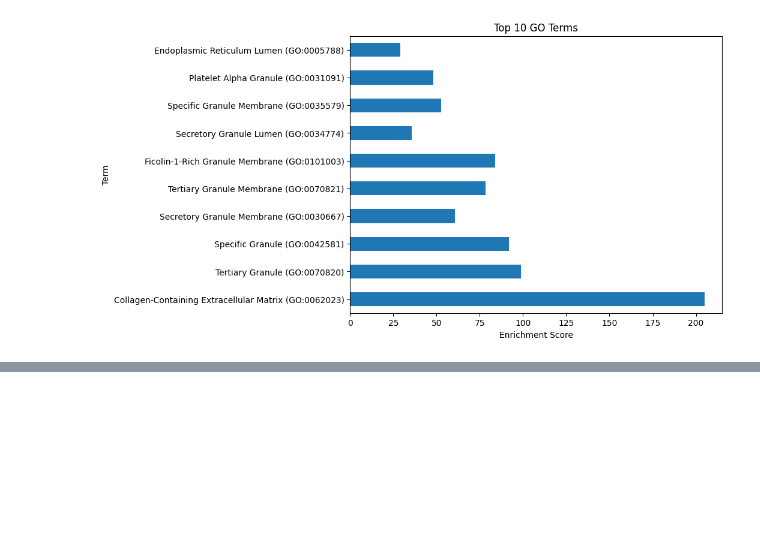
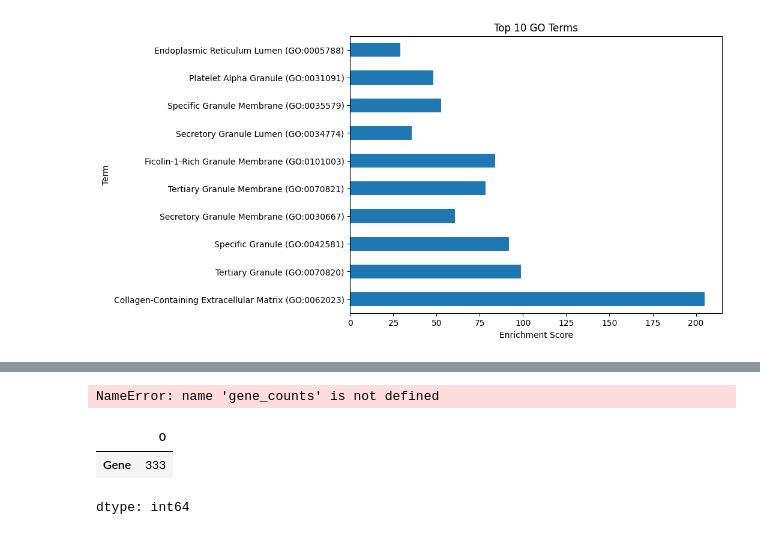
Before and after one commit to Krish-008/ML-modeling-and-Data-Analysis-for-T-ALL-dataset, a Jupyter notebook: Functional_Enrichment_and_pathway_Analysis.ipynb, the cells around one changed output, grey strips where cells are left out. Cells and saved outputs as stored; diff of their text form; code cells hidden in the pictures; blank space fills up the shorter version.

```diff
--- a/Functional_Enrichment_and_pathway_Analysis.ipynb
+++ b/Functional_Enrichment_and_pathway_Analysis.ipynb
@@ -93,0 +202,15 @@ collagen_sig_genes.to_csv('collagen_ecm_significant_genes.csv', index=False)
+# %%
+unique_list = pd.read_csv("all_granule_unique_genes.csv")["Gene"]
+gene_counts_filtered = gene_counts[gene_counts["Gene"].isin(unique_list)]
+gene_counts_filtered.to_csv("granule_gene_occurrence_counts_filtered.csv", index=False)
+# %% [output]
+NameError: name 'gene_counts' is not defined
+# %%
+a = pd.read_csv('filtered_genes.csv')
+a.count()
+b= pd.read_csv('all_granule_unique_genes.csv')
+b.count()
+# %% [output]
+|  | 0 |
+| Gene | 333 |
+dtype: int64
```
Also changed, not shown: parts of 5 cells of this notebook.
